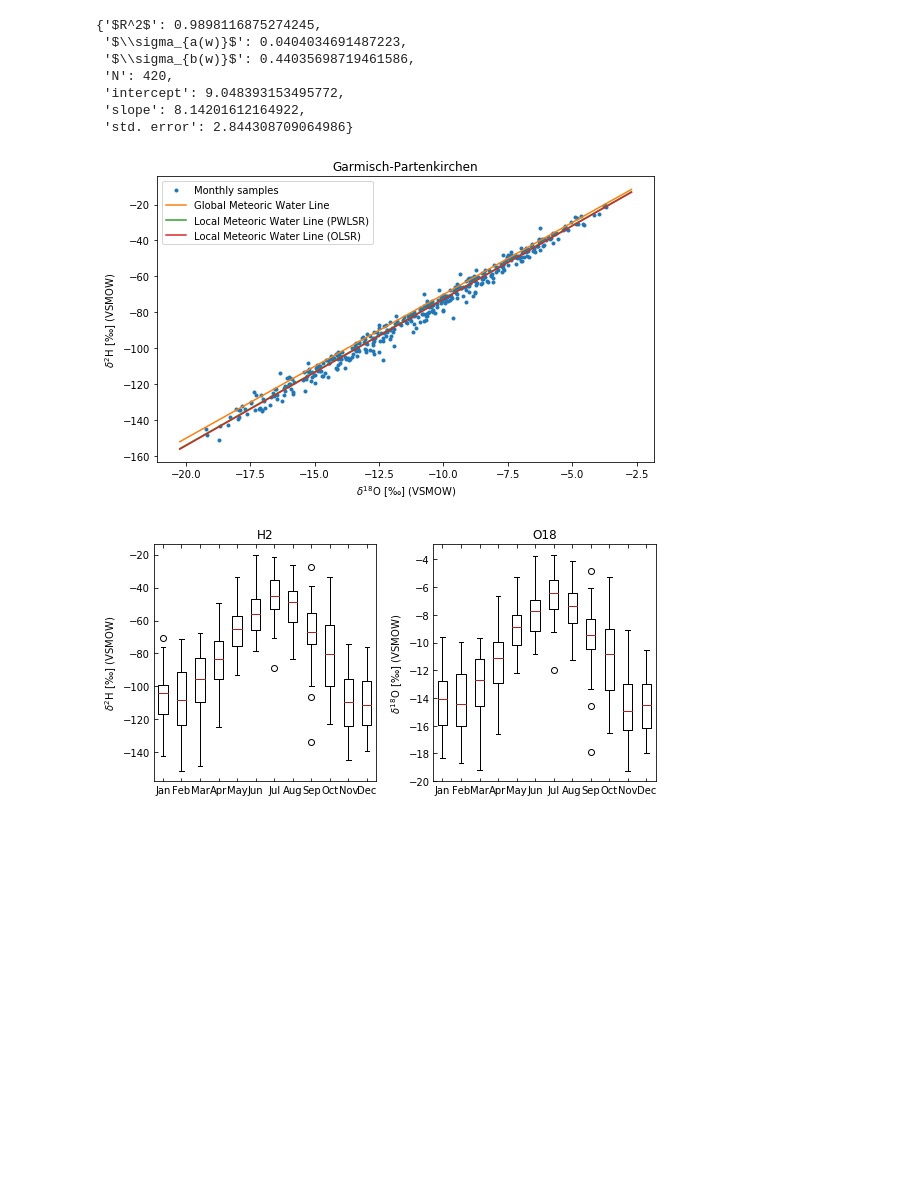
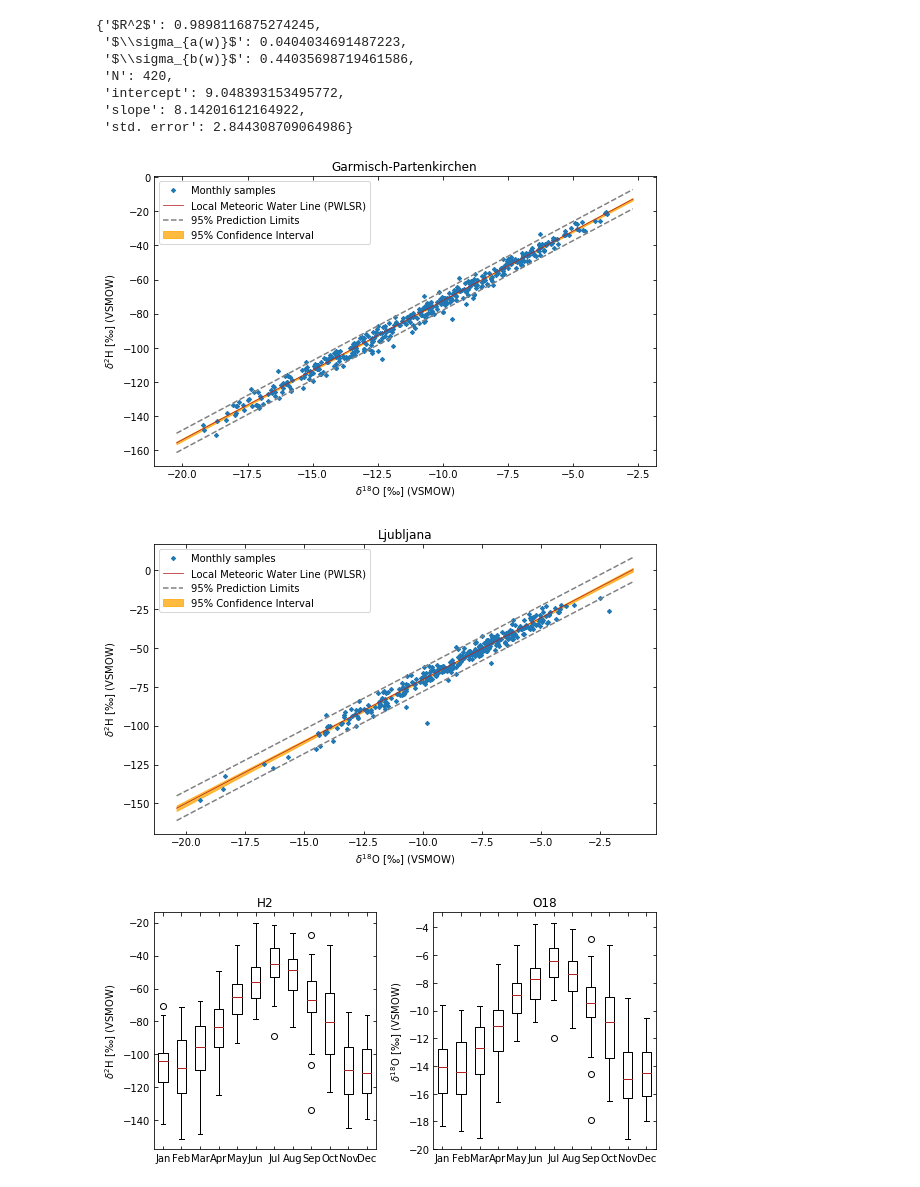
Before and after one commit to tr1813/ice-in-caves, a Jupyter notebook: ipynb/GNIP_isotopes.ipynb, the cells around one changed output. Cells and saved outputs as stored; diff of their text form; code cells hidden in the pictures; blank space fills up the shorter version.

Commit message:
updated the GNIP scripts

```diff
--- a/ipynb/GNIP_isotopes.ipynb
+++ b/ipynb/GNIP_isotopes.ipynb
@@ -15,7 +16,7 @@ import lib.isotopes as iso
 # %%
 austria = gnip.csv_read("../dat/wiser_bulkdata_at.csv")
 germany = gnip.csv_read("../dat/wiser_bulkdata_de.csv")
-#slov = gnip.csv_read("../dat/wiser_bulkdata_slo.csv")
+slov = gnip.csv_read("../dat/wiser_bulkdata_slo.csv")
 # %%
 hundsalm = iso.read_excel("../dat/samples_iso_hundsalm_30_07_2019.xlsx")
 #hundsalm.loc[-999]
@@ -36,12 +37,13 @@ gnip.PWLSR(germany,"GARMISCH-PARTENKIRCHEN")
 # %%
 #gnip.weighted_avg(austria,'GRAZ (UNIVERSITAET)','O18','Precipitation').plot()
 # %%
-gnip.LMWL_plotter(germany,'GARMISCH-PARTENKIRCHEN',filename="../fig/GNIP/garmisch_partenkirchen_LMWL.pdf",plot_title="Garmisch-Partenkirchen")
+gnip.figure_LMWL(germany,'GARMISCH-PARTENKIRCHEN',filename="../fig/GNIP/garmisch_partenkirchen_LMWL.pdf",plot_title="Garmisch-Partenkirchen")
 #gnip.LMWL_plotter(austria,'GRAZ (UNIVERSITAET)',filename="../fig/GNIP/graz_universitaet_LWML.pdf")
-#gnip.LMWL_plotter(slov,'LJUBLJANA',filename="../fig/GNIP/ljubljana_LMWL.pdf",plot_title="Ljubljana")
+gnip.figure_LMWL(slov,'LJUBLJANA',filename="../fig/GNIP/ljubljana_LMWL.pdf",plot_title="Ljubljana")
 #gnip.LMWL_plotter(austria,'VILLACHER ALPE',filename="../fig/GNIP/villacher_alpe_LWML.pdf",plot_title="Villacher Alpe")
 # %% [output]
-[figure, old version]
+[figure, new version]
+[figure, added]
 # %%
 gnip.period_boxplot(germany,'GARMISCH-PARTENKIRCHEN',
                     filename="../fig/GNIP/garmisch_partenkirchen_monthly.pdf",
```
Also changed, not shown: parts of 5 cells of this notebook, 2 other files.
